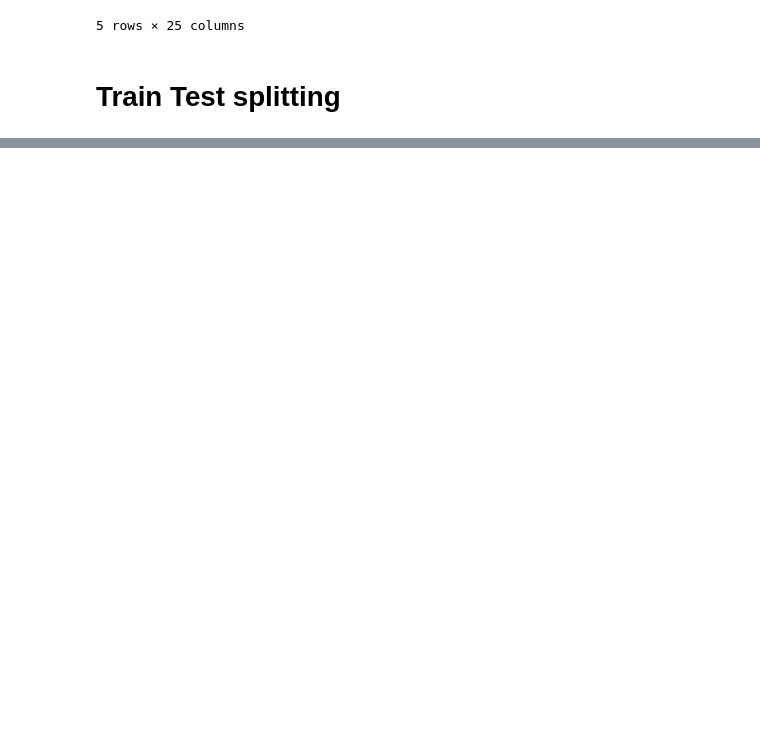
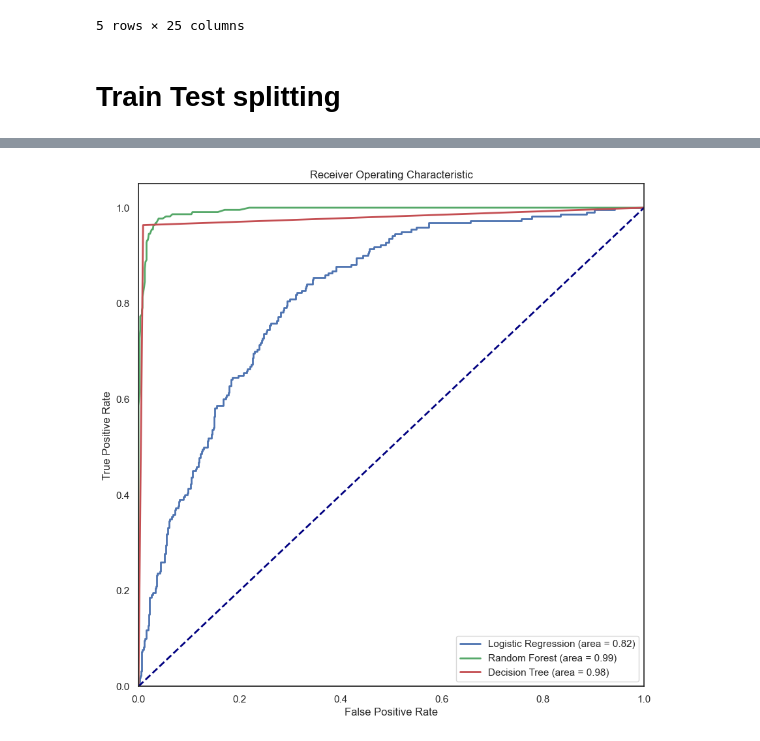
Before and after one commit to AbdullahIbneAziz/Student-Performance-Analysis, a Jupyter notebook: Student Performance Analysis.ipynb, the cells around one changed output, grey strips where cells are left out. Saved outputs shown, nothing was run; the diff lists cells and outputs as text; code cells hidden in the pictures; blank space fills up the shorter version.

```diff
--- a/Student Performance Analysis.ipynb
+++ b/Student Performance Analysis.ipynb
@@ -1920,0 +1625,71 @@ plt.show()
+# %%
+from sklearn.metrics import roc_curve, auc
+from sklearn.preprocessing import label_binarize
+import numpy as np
+import matplotlib.pyplot as plt
+
+# Define the models
+models = [log_reg, rf, dt]
+
+# Define the model names
+model_names = ['Logistic Regression', 'Random Forest', 'Decision Tree']
+
+# Define the colors for the ROC curves
+colors = ['b', 'g', 'r']
+
+# Get the number of classes
+n_classes = len(np.unique(y_test))
+
+# Plot the ROC curves for each model
+plt.figure(figsize=(10, 10))
+
+# One-vs-Rest approach (OvR)
+for i, model in enumerate(models):
+    # For multiclass problems, we need to binarize the output and calculate ROC for each class
+    if n_classes == 2:
+        # Binary classification case
+        y_score = model.predict_proba(X_test)[:, 1]
+        fpr, tpr, _ = roc_curve(y_test, y_score)
+        roc_auc = auc(fpr, tpr)
+        plt.plot(fpr, tpr, color=colors[i], lw=2,
+                 label='{} (area = {:0.2f})'.format(model_names[i], roc_auc))
+    else:
+        # Multiclass case - use one-vs-rest approach
+        # Binarize the output
+        y_test_bin = label_binarize(y_test, classes=np.unique(y_test))
+
+        # Get probability estimates for each class
+        y_score = model.predict_proba(X_test)
+
+        # Compute ROC curve and ROC area for each class
+        fpr = dict()
+        tpr = dict()
+        roc_auc = dict()
+
+        for class_idx in range(n_classes):
+            fpr[class_idx], tpr[class_idx], _ = roc_curve(
+                y_test_bin[:, class_idx],
+                y_score[:, class_idx]
+            )
+            roc_auc[class_idx] = auc(fpr[class_idx], tpr[class_idx])
+
+        # Compute micro-average ROC curve and ROC area
+        fpr["micro"], tpr["micro"], _ = roc_curve(y_test_bin.ravel(), y_score.ravel())
+        roc_auc["micro"] = auc(fpr["micro"], tpr["micro"])
+
+        # Plot micro-average ROC curve
+        plt.plot(fpr["micro"], tpr["micro"], color=colors[i], lw=2,
+                 label='{} (area = {:0.2f})'.format(model_names[i], roc_auc["micro"]))
+
+# Add labels and legend
+plt.plot([0, 1], [0, 1], color='navy', lw=2, linestyle='--')
+plt.xlim([0.0, 1.0])
+plt.ylim([0.0, 1.05])
+plt.xlabel('False Positive Rate')
+plt.ylabel('True Positive Rate')
+plt.title('Receiver Operating Characteristic')
+plt.legend(loc="lower right")
+
+plt.show()
+# %% [output]
+[figure, added]
```
Also changed, not shown: parts of 68 cells of this notebook, 4 other files.
